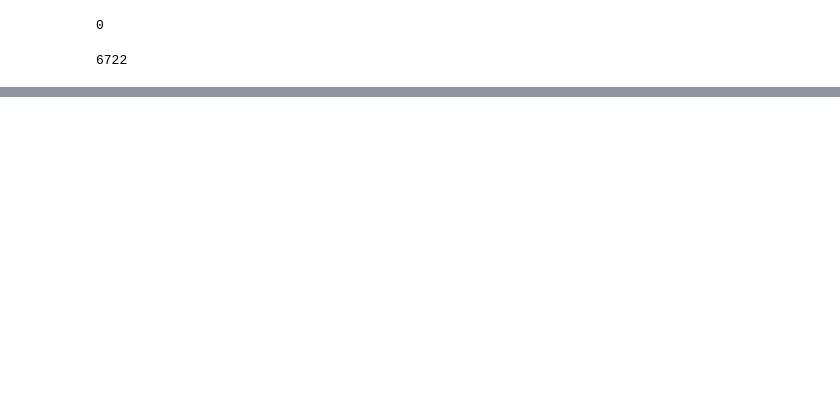
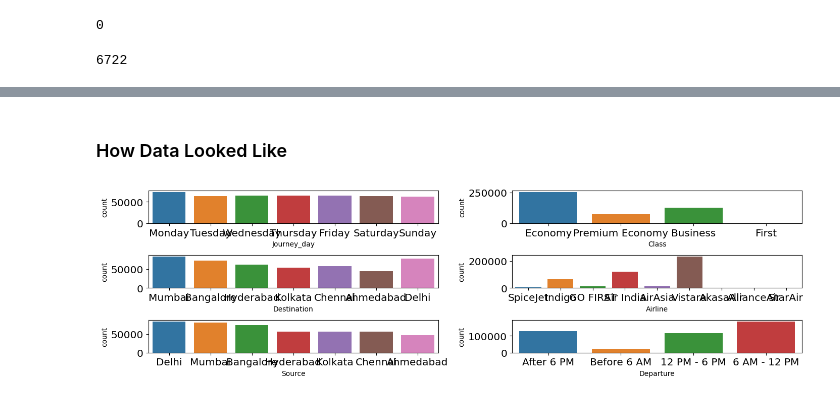
Before and after one commit to imamaqusairi/flight-price-prediction-using-python, a Jupyter notebook: Flight Price Prediction.ipynb, the cells around one changed output, grey strips where cells are left out. Saved outputs shown, nothing was run; the diff lists cells and outputs as text; code cells hidden in the pictures; blank space fills up the shorter version.

Commit message:
Completed Data Cleansing

```diff
--- a/Flight Price Prediction.ipynb
+++ b/Flight Price Prediction.ipynb
@@ -197,0 +197,24 @@ df2.duplicated().sum()
+# %% [markdown]
+### How Data Looked Like
+# %%
+def create_plot(feature, x, y):
+    if(df2[feature].dtype == 'object'):
+        sns.countplot(x= df2[feature], ax = axes[x, y])
+    elif(df2[feature].dtype == 'int64'):
+        sns.histplot(x= df2[feature], ax = axes[x, y])
+    else :
+        sns.histplot(x= df2[feature], ax = axes[x, y])
+
+
+fig, axes = plt.subplots(3, 2)
+create_plot('Journey_day', 0, 0)
+create_plot('Class', 0, 1)
+create_plot('Destination', 1, 0)
+create_plot('Airline', 1, 1)
+create_plot('Source', 2, 0)
+create_plot('Departure', 2, 1)
+
+plt.tight_layout()
+plt.show()
+# %% [output]
+[figure, added]
```
Also changed, not shown: parts of 30 cells of this notebook.
